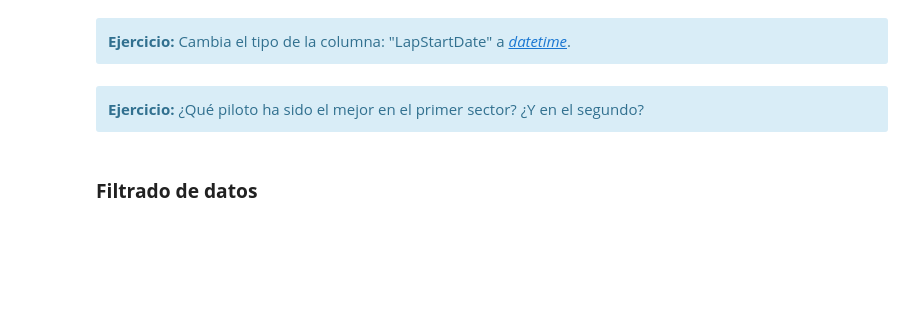
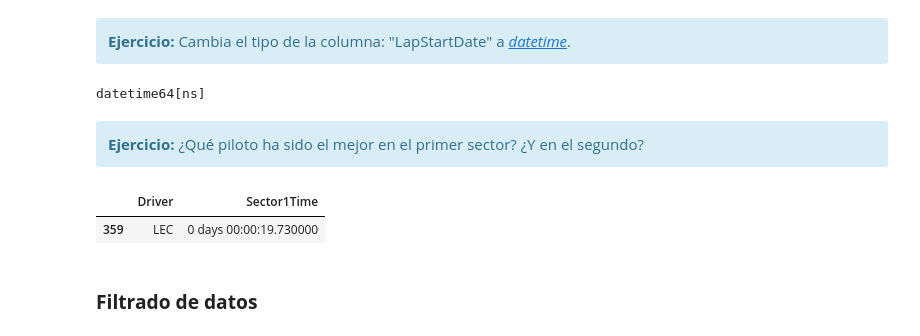
Before and after one commit to medinafdzz/Sistemas-Inteligentes, a Jupyter notebook: prácticas/ES/P2/P2.2-Preprocesado.ipynb, the cells around one changed output. Cells and saved outputs as stored; diff of their text form; code cells hidden in the pictures; blank space fills up the shorter version.

```diff
--- a/prácticas/ES/P2/P2.2-Preprocesado.ipynb
+++ b/prácticas/ES/P2/P2.2-Preprocesado.ipynb
@@ -173,3 +338,10 @@ time_columns = ["Time", "LapTime", "PitOutTime", "PitInTime", "Sector1Time", "Se
+# %%
+# Tu código aquí
+data["LapStartDate"]= pd.to_datetime(data["LapStartDate"])
+
+print(data["LapStartDate"].dtype)
+# %% [output]
+datetime64[ns]
 # %% [markdown]
 <div class="alert alert-block alert-info">
     <b>Ejercicio:</b> ¿Qué piloto ha sido el mejor en el primer sector? ¿Y en el segundo?
@@ -178,0 +349,8 @@ time_columns = ["Time", "LapTime", "PitOutTime", "PitInTime", "Sector1Time", "Se
+# %%
+# Tu código aquí
+data.sort_values("Sector1Time").head(1)[["Driver","Sector1Time"]]
+
+data.sort_values("Sector1Time").iloc[0,1]
+# %% [output]
+|  | Driver | Sector1Time |
+| 359 | LEC | 0 days 00:00:19.730000 |
```
Also changed, not shown: parts of 46 cells of this notebook.
